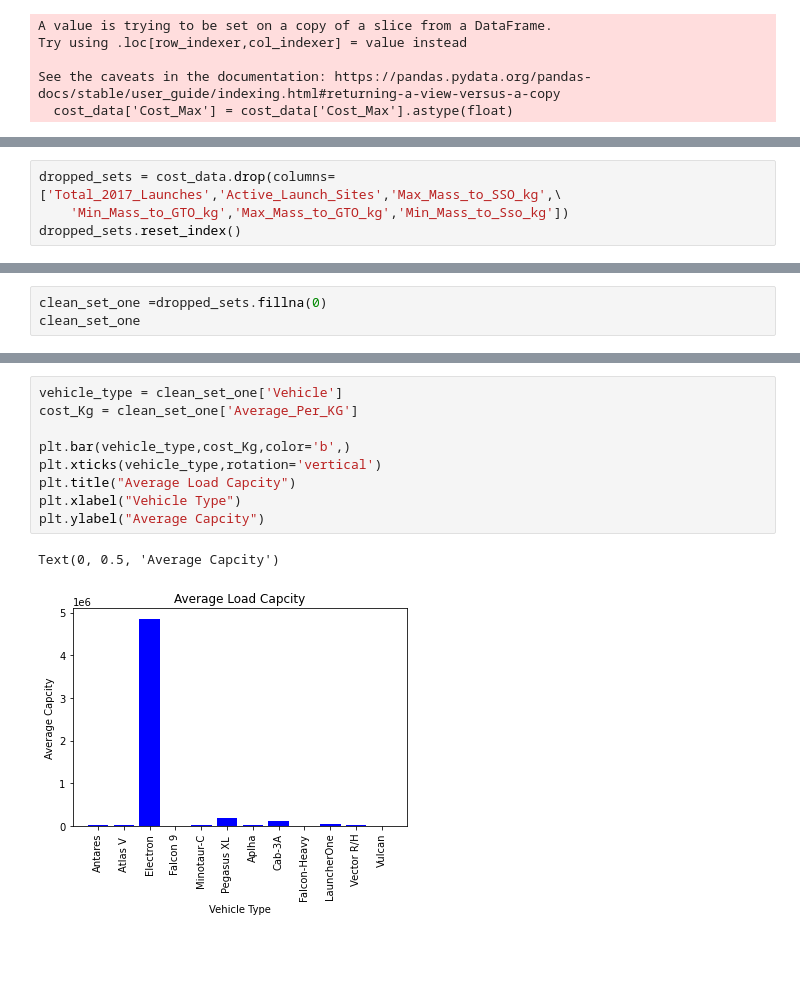
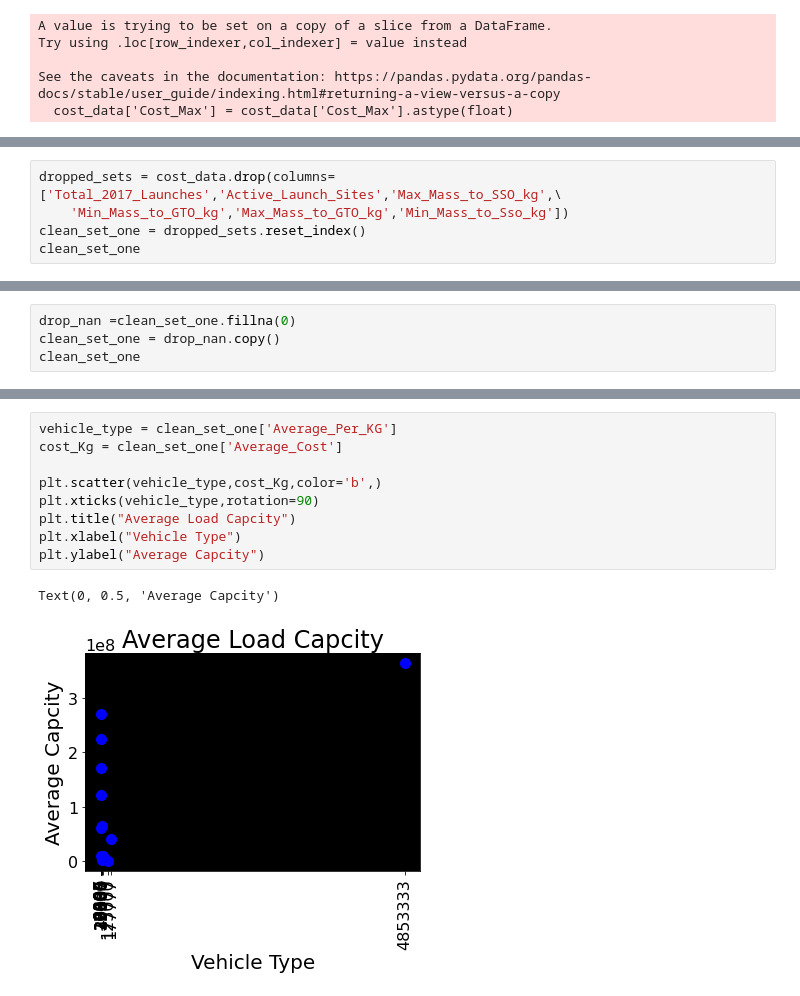
Before and after one commit to alejandrowaring/space-cadets-data-analysis, a Jupyter notebook: Cost_base_AN.ipynb, the cells around one changed output, grey strips where cells are left out. Cells and saved outputs as stored; diff of their text form; blank space fills up the shorter version.

```diff
--- a/Cost_base_AN.ipynb
+++ b/Cost_base_AN.ipynb
@@ -152,7 +153,8 @@ dtype: object
 # %%
 dropped_sets = cost_data.drop(columns=['Total_2017_Launches','Active_Launch_Sites','Max_Mass_to_SSO_kg',\
     'Min_Mass_to_GTO_kg','Max_Mass_to_GTO_kg','Min_Mass_to_Sso_kg'])
-dropped_sets.reset_index()
+clean_set_one = dropped_sets.reset_index()
+clean_set_one
 # %% [output]
 |  | index | Vehicle | Operator | Year_of_First_Launch | Min_Mass_to_LEO_KG | Max_Mass_to_LEO_kg | Cost_Min | ... |
 | 0 | 0 | Antares | Orbital ATK | 2013.0 | 3500.0 | 7000.0 | 80000000.0 | ... |
@@ -168,6 +170,7 @@ dropped_sets.reset_index()
 | 10 | 13 | Vector R/H | Vector Space Systems | 2017.0 | 60.0 | 110.0 | 3000000.0 | ... |
 | 11 | 14 | Vulcan | ULA | 2019.0 | 9370.0 | 18510.0 | 85000000.0 | ... |
 # %%
-clean_set_one =dropped_sets.fillna(0)
+drop_nan =clean_set_one.fillna(0)
+clean_set_one = drop_nan.copy()
 clean_set_one
 # %% [output]
@@ -290,12 +295,12 @@ clean_set_one
 # %%
-vehicle_type = clean_set_one['Vehicle']
-cost_Kg = clean_set_one['Average_Per_KG']
+vehicle_type = clean_set_one['Average_Per_KG']
+cost_Kg = clean_set_one['Average_Cost']
 
-plt.bar(vehicle_type,cost_Kg,color='b',)
-plt.xticks(vehicle_type,rotation='vertical')
+plt.scatter(vehicle_type,cost_Kg,color='b',)
+plt.xticks(vehicle_type,rotation=90)
 plt.title("Average Load Capcity")
 plt.xlabel("Vehicle Type")
 plt.ylabel("Average Capcity")
 # %% [output]
 Text(0, 0.5, 'Average Capcity')
-[figure, old version]
+[figure, new version]
```
Also changed, not shown: parts of 19 cells of this notebook, 5 other files.
